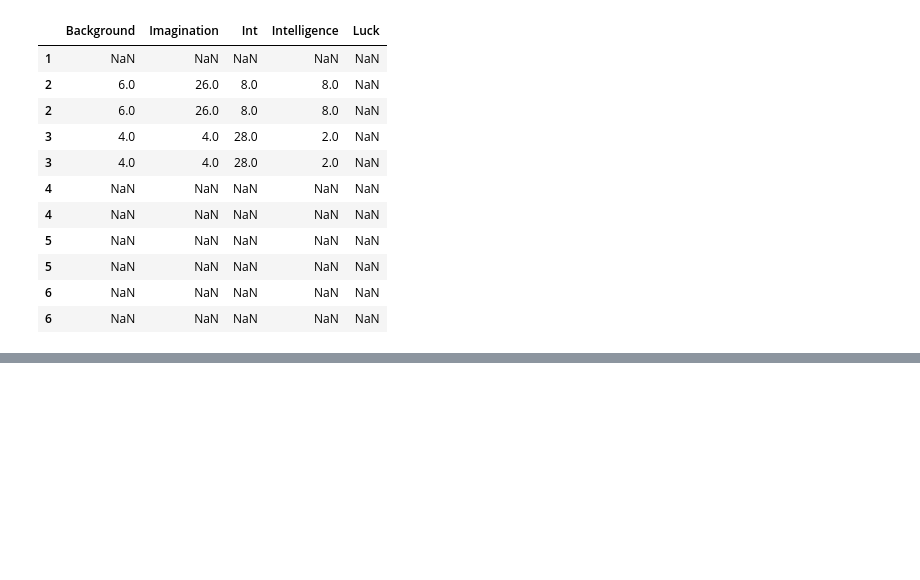
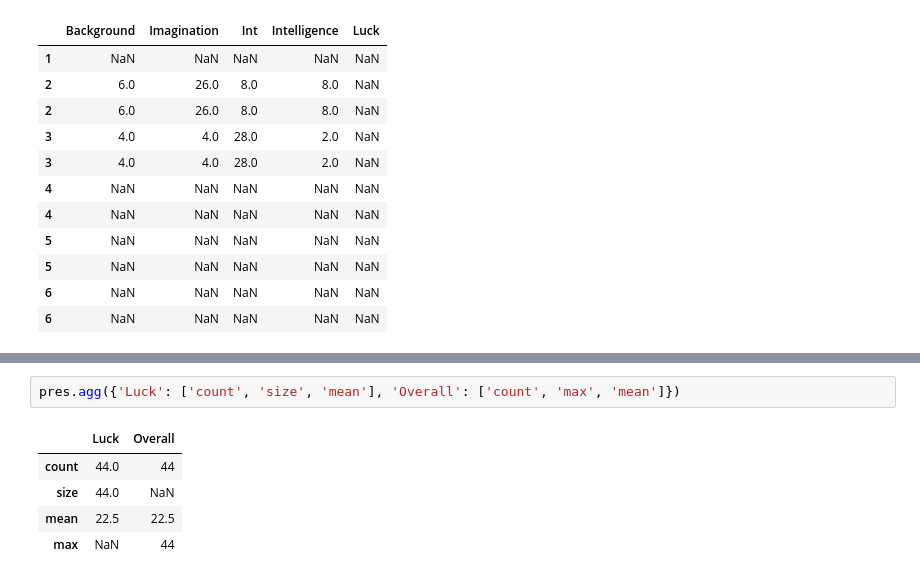
Before and after one commit to matovu-ronald/effective-pandas-for-data-manipulation, a Jupyter notebook: pandas-dataframes.ipynb, the cells around one changed output, grey strips where cells are left out. Cells and saved outputs as stored; diff of their text form; blank space fills up the shorter version.

```diff
--- a/pandas-dataframes.ipynb
+++ b/pandas-dataframes.ipynb
@@ -369,0 +446,8 @@ scores.iloc[:3, :4] + pd.concat([scores.iloc[1:6, :5]] * 2)
+# %%
+pres.agg({'Luck': ['count', 'size', 'mean'], 'Overall': ['count', 'max', 'mean']})
+# %% [output]
+|  | Luck | Overall |
+| count | 44.0 | 44 |
+| size | 44.0 | NaN |
+| mean | 22.5 | 22.5 |
+| max | NaN | 44 |
```
Also changed, not shown: parts of 13 cells of this notebook.
